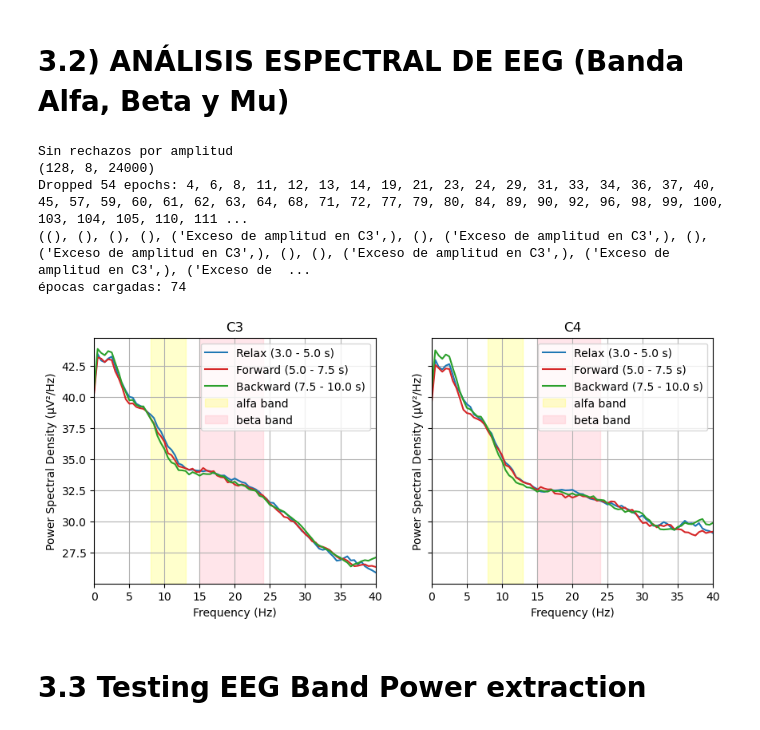
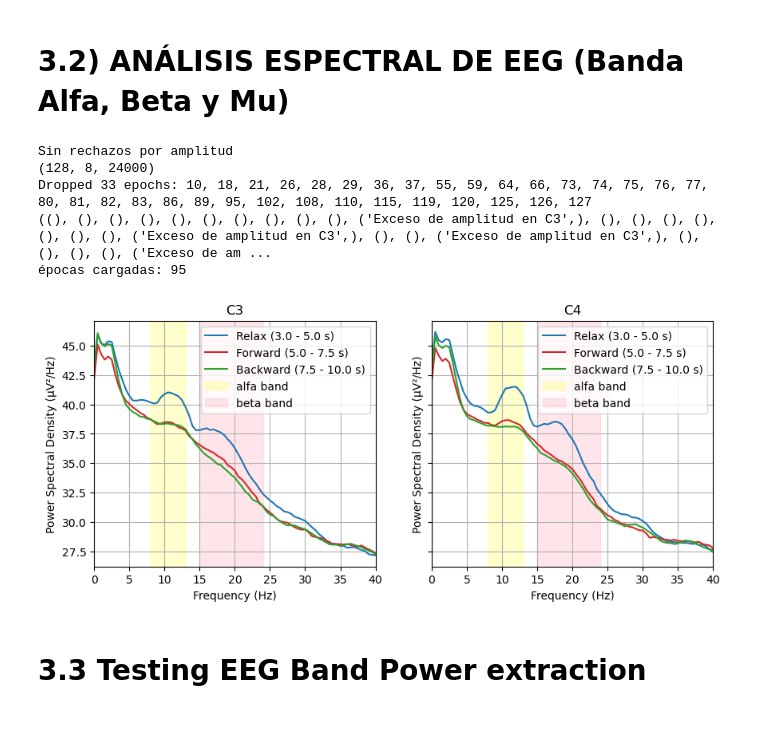
Before and after one commit to MonkeyDYoyi/NewExperimentCode, a Jupyter notebook: NewCode.ipynb, the cells around one changed output. Drawn from its saved outputs; the diff is of its cells as text; code cells hidden in the pictures.

```diff
--- a/NewCode.ipynb
+++ b/NewCode.ipynb
@@ -1,7 +1,7 @@
 # %%
 #subject_folder = r"C:/dummy/path/sub-XX"
 #subject_folder = "C:/Yoyi/BIDS Dataset/sourcedata/sub-02"
-Preprocessed_Data_Folder = r"C:\Yoyi\Preprocessed Data"
+Preprocessed_Data_Folder = r"C:\Yoyi\Preprocessed Data\Sin rechazo por amplitud"
 # %% [markdown]
 # Import Libraries
 # %%
@@ -1476,7 +1476,7 @@ from datetime import datetime
 
 # Define aquí a los sujetos que deseas analizar
 # Si procesaste todos en la Fase 1, pon los IDs aquí: ['1', '2', '3', ...]
-subjects_to_analyze = ['3', '4', '5', '6', '7', '8', '9', '10', '11', '12', '13']
+subjects_to_analyze = ['3', '4', '5', '6', '7', '8', '9', '10', '11', '12', '13', '14', '15', '16', '17', '18', '19']
 conditions = ['stim', 'sham']
 
 # Mapeo simple: Código de evento -> Nombre del movimiento
@@ -2013,39 +2022,39 @@ def plot_c3_trial_dynamics(preOrPost, subject, condition, fs=2400, method='multi
     # plt.style.use('default')
 
 # ==============================================================================
 # EJEMPLO DE USO (Cópialo en tu celda de ejecución)
 # ==============================================================================
-subject = "8"
+subject = "6"
 condition = "stim"
 preOrPost = "pre"
 # method = 'multitaper'  # 'welch' o 'multitaper'
 method = 'multitaper'
 
 #epochs_pre_crudo = mne.read_epochs(file_eeg_pre, preload=True, verbose=False)
 print("Sin rechazos por amplitud")
-Preprocessed_Data_Folder = r"C:\Yoyi\Preprocessed Data\Sin  rechazo por amplitud"
+Preprocessed_Data_Folder = r"C:\Yoyi\Preprocessed Data\Sin rechazo por amplitud"
 # Preprocessed_Data_Folder = r"C:\Yoyi\Preprocessed Data\100 de rechazo de amplitud"
 # Preprocessed_Data_Folder = r"C:\Yoyi\Preprocessed Data\150 de rechazo de amplitud"
 # plot_c3_trial_dynamics(preOrPost, subject=subject, condition=condition, method=method, window_position=0)
 
 # print("100 de rechazo de amplitud")
 
 # #Preprocessed_Data_Folder = r"C:\Yoyi\Preprocessed Data\100 de rechazo de amplitud"
 # plot_c3_trial_dynamics(preOrPost, subject=subject, condition=condition, method=method, window_position=1)
 
 # print("150 de rechazo de amplitud")
 
 #Preprocessed_Data_Folder = r"C:\Yoyi\Preprocessed Data\150 de rechazo de amplitud"
 plot_c3_trial_dynamics(preOrPost, subject=subject, condition=condition, method=method, window_position=2)
 
 # plot_c3_trial_dynamics(preOrPost, subject=subject, condition=condition, method=method, window_position=3)
 # %% [output]
 Sin rechazos por amplitud
 (128, 8, 24000)
-Dropped 54 epochs: 4, 6, 8, 11, 12, 13, 14, 19, 21, 23, 24, 29, 31, 33, 34, 36, 37, 40, 45, 57, 59, 60, 61, 62, 63, 64, 68, 71, 72, 77, 79, 80, 84, 89, 90, 92, 96, 98, 99, 100, 103, 104, 105, 110, 111 ...
-((), (), (), (), ('Exceso de amplitud en C3',), (), ('Exceso de amplitud en C3',), (), ('Exceso de amplitud en C3',), (), (), ('Exceso de amplitud en C3',), ('Exceso de amplitud en C3',), ('Exceso de  ...
-épocas cargadas: 74
+Dropped 33 epochs: 10, 18, 21, 26, 28, 29, 36, 37, 55, 59, 64, 66, 73, 74, 75, 76, 77, 80, 81, 82, 83, 86, 89, 95, 102, 108, 110, 115, 119, 120, 125, 126, 127
+((), (), (), (), (), (), (), (), (), (), ('Exceso de amplitud en C3',), (), (), (), (), (), (), (), ('Exceso de amplitud en C3',), (), (), ('Exceso de amplitud en C3',), (), (), (), (), ('Exceso de am ...
+épocas cargadas: 95
-[figure, old version]
+[figure, new version]
 # %% [markdown]
 # 3.3 Testing EEG Band Power extraction
 # %%
```
Also changed, not shown: parts of 3 cells of this notebook, 1 other file.
